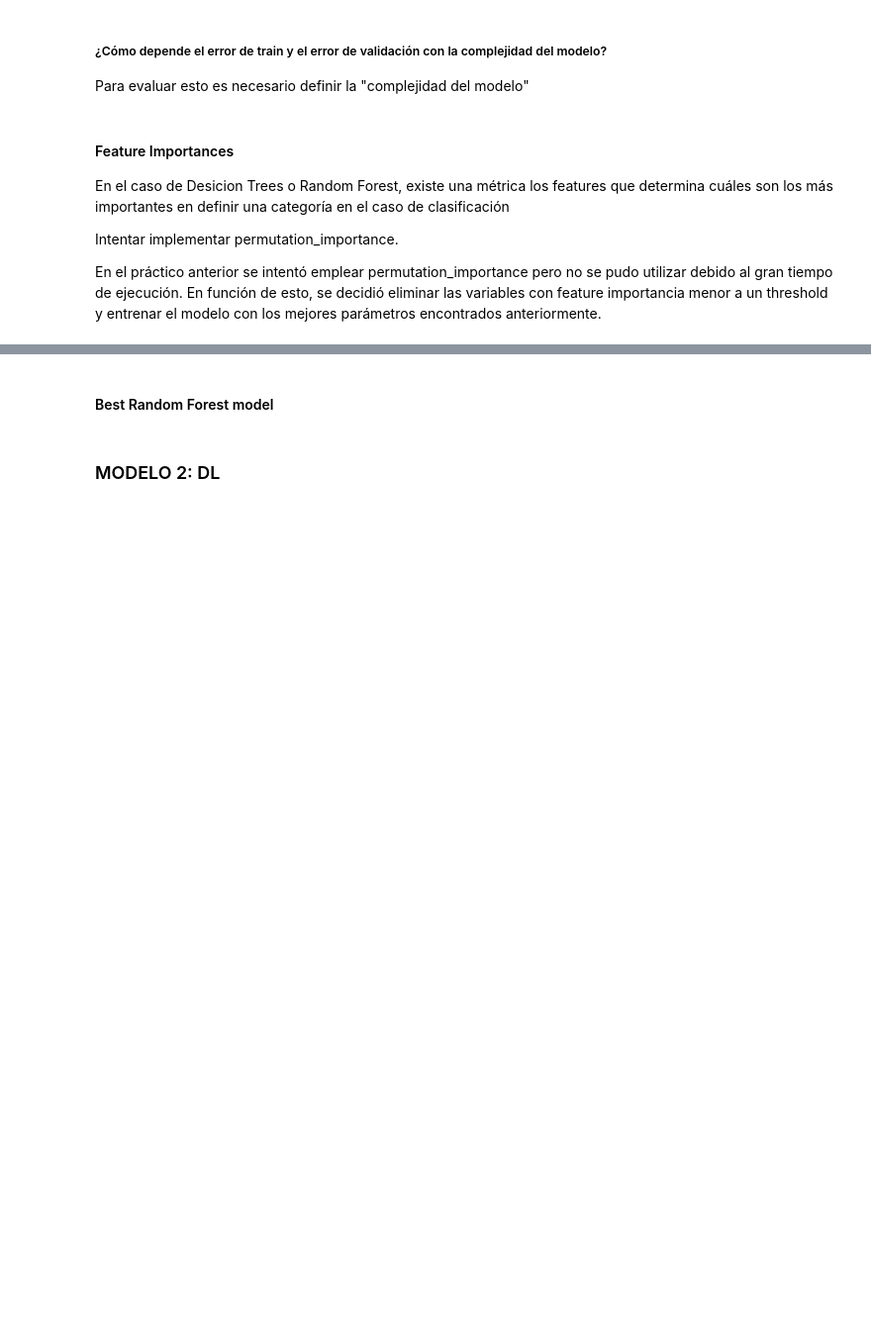
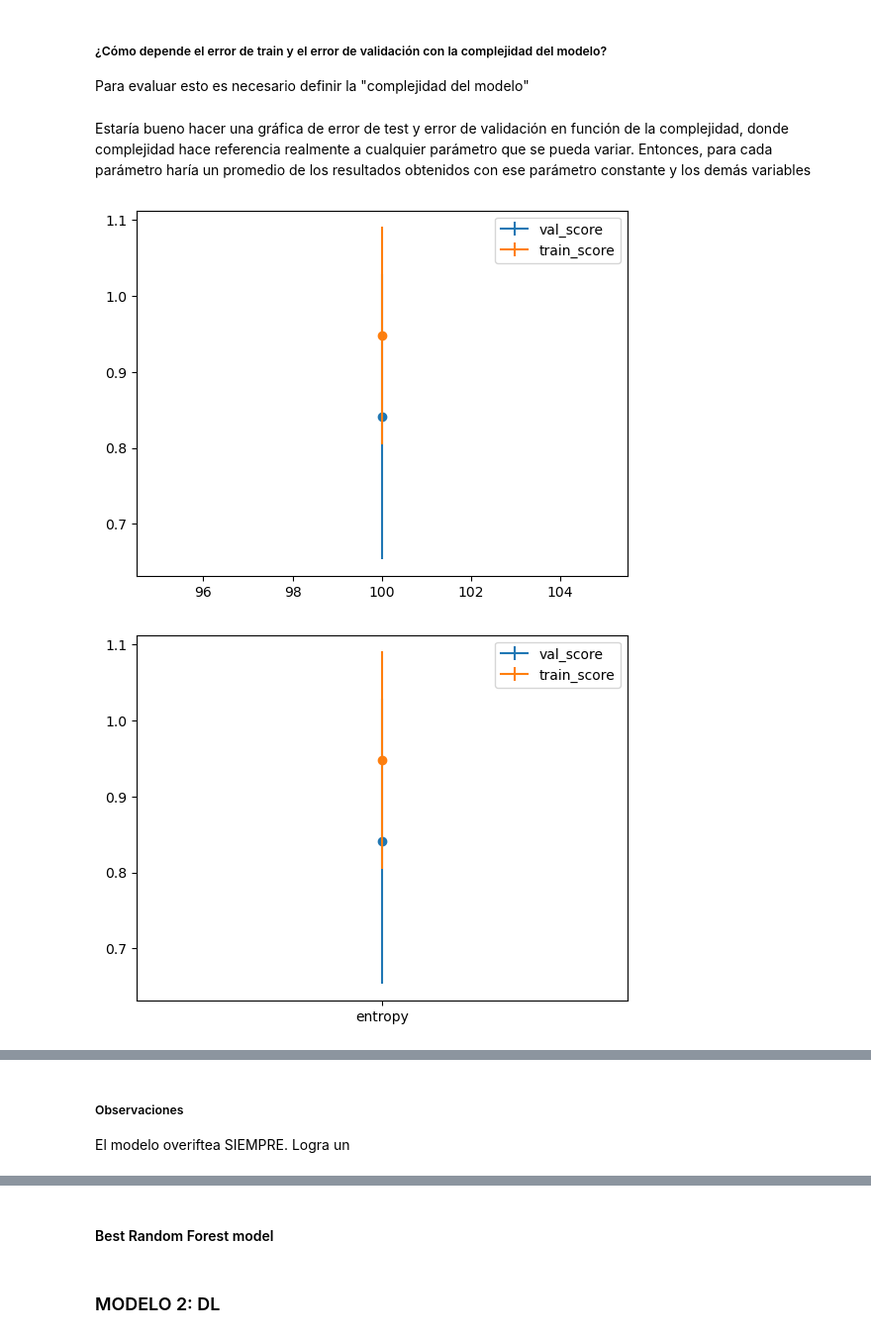
Before and after one commit to Lupama2/MLFundamentals_ejercicios, a Jupyter notebook: Reports/Report 2/Chehade_report2.ipynb, the cells around one changed output, grey strips where cells are left out. Shown at 99% size. Drawn from its saved outputs; the diff is of its cells as text; code cells hidden in the pictures; blank space fills up the shorter version.

```diff
--- a/Reports/Report 2/Chehade_report2.ipynb
+++ b/Reports/Report 2/Chehade_report2.ipynb
@@ -99,0 +255,6 @@ En el práctico anterior se discutió este modelo con detalle, junto a los pará
+# %%
+
+lista1 = []
+for i in range(10):
+    lista1.append(i)
+print(lista1)
@@ -99,0 +298,9 @@ En el práctico anterior se discutió este modelo con detalle, junto a los pará
+# %%
+print("Los mejores parámetros son:",grid_search.best_params_)
+
+#Resultados de cada combinación de hiperparámetros
+print("El score de cada combinación de hiperparámetros es:")
+cvres = grid_search.cv_results_
+print("val_score, train_score, params")
+for val_score, train_score, params in zip(cvres["mean_test_score"], cvres["mean_train_score"], cvres["params"]):
+    print(val_score, train_score, params)
@@ -101,11 +327,56 @@ En el práctico anterior se discutió este modelo con detalle, junto a los pará
 ##### ¿Cómo depende el error de train y el error de validación con la complejidad del modelo?
 
 Para evaluar esto es necesario definir la "complejidad del modelo"
-# %% [markdown]
-#### Feature Importances
-
-En el caso de Desicion Trees o Random Forest, existe una métrica los features que determina cuáles son los más importantes en definir una categoría en el caso de clasificación
-
-Intentar implementar permutation_importance.
-
-En el práctico anterior se intentó emplear permutation_importance pero no se pudo utilizar debido al gran tiempo de ejecución. En función de esto, se decidió eliminar las variables con feature importancia menor a un threshold y entrenar el modelo con los mejores parámetros encontrados anteriormente.
+# %% [markdown]
+Estaría bueno hacer una gráfica de error de test y error de validación en función de la complejidad, donde complejidad hace referencia realmente a cualquier parámetro que se pueda variar. Entonces, para cada parámetro haría un promedio de los resultados obtenidos con ese parámetro constante y los demás variables
+# %%
+#Calculo la cantidad de configuraciones consideradas
+n_configs = 0
+for val_score, train_score, params in zip(cvres["mean_test_score"], cvres["mean_train_score"], cvres["params"]):
+    n_configs = n_configs + 1
+
+#key = 'max_depth'
+for key in param_grid[0].keys():
+    x_axis = param_grid[0][key]
+    n_elems = int(n_configs/len(x_axis)) #nro de configuraciones que tienen el mismo valor de key. Es un entero
+    val_axis = np.zeros([len(x_axis),n_elems])
+    val_mean_axis = np.zeros(len(x_axis))
+    val_std_axis = np.zeros(len(x_axis))
+    train_axis = np.zeros([len(x_axis),n_elems])
+    train_mean_axis = np.zeros(len(x_axis))
+    train_std_axis = np.zeros(len(x_axis))
+
+    #Recorro todas las configuraciones de parámetros
+    for val_score, train_score, params in zip(cvres["mean_test_score"], cvres["mean_train_score"], cvres["params"]):
+        #Recorro sobre las posibles configuraciones de key
+        for i in range(len(x_axis)):
+            #Si algún parámetro coincide con determinada configuración de key, lo tengo que considerar
+            if(params[key] == x_axis[i]):
+                #Recorro todos los valores ya guardados para cada configuración. Si alguno no es cero, escribo sobre ese punto y salgo del for.
+                for j in range(n_elems):
+                    if val_axis[i,j] == 0:
+                        val_axis[i,j] = val_score
+                        break
+                for j in range(n_elems):
+                    if train_axis[i,j] == 0:
+                        train_axis[i,j] = train_score
+                        break
+
+    #Calculo el promedio y la desviación estándar
+
+    for i in range(len(x_axis)):
+        val_mean_axis[i] = np.mean(val_axis[i,:])
+        val_std_axis[i] = np.std(val_axis[i,:])
+        train_mean_axis[i] = np.mean(train_axis[i,:])
+        train_std_axis[i] = np.std(train_axis[i,:])
+
+
+    plt.errorbar(x_axis, val_mean_axis, val_std_axis, label = 'val_score')
+    plt.scatter(x_axis, val_mean_axis)
+    plt.errorbar(x_axis, train_mean_axis, train_std_axis, label = 'train_score')
+    plt.scatter(x_axis, train_mean_axis)
+    plt.legend()
+    plt.show()
+# %% [output]
+[figure, added]
+[figure, added]
@@ -111,0 +388,3 @@ En el práctico anterior se intentó emplear permutation_importance pero no se p
+# %% [markdown]
+##### Observaciones
+El modelo overiftea SIEMPRE. Logra un
```
Also changed, not shown: parts of 34 cells of this notebook, 1 other file.
